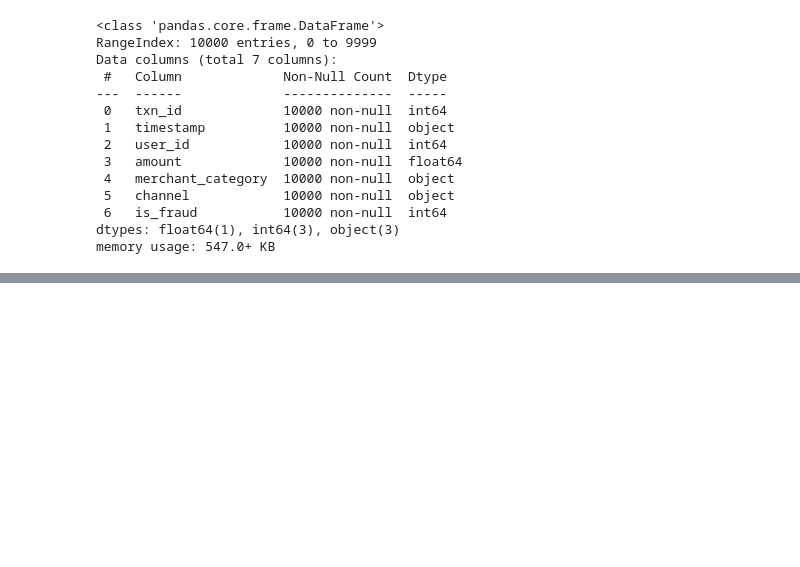
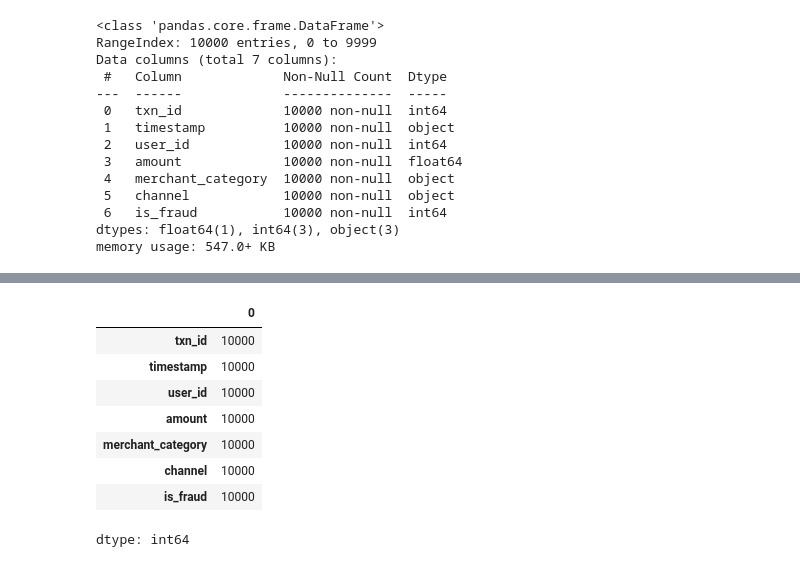
Before and after one commit to anjipandey16/IITD, a Jupyter notebook: Fraud Detection for Digital Payment Systems.ipynb, the cells around one changed output, grey strips where cells are left out. Drawn from its saved outputs; the diff is of its cells as text; code cells hidden in the pictures; blank space fills up the shorter version.

```diff
--- a/Fraud Detection for Digital Payment Systems.ipynb
+++ b/Fraud Detection for Digital Payment Systems.ipynb
@@ -25,0 +37,12 @@ input_file.head();
+# %%
+input_file.isna().count()
+# %% [output]
+|  | 0 |
+| txn_id | 10000 |
+| timestamp | 10000 |
+| user_id | 10000 |
+| amount | 10000 |
+| merchant_category | 10000 |
+| channel | 10000 |
+| is_fraud | 10000 |
+dtype: int64
```
Also changed, not shown: parts of 6 cells of this notebook.
